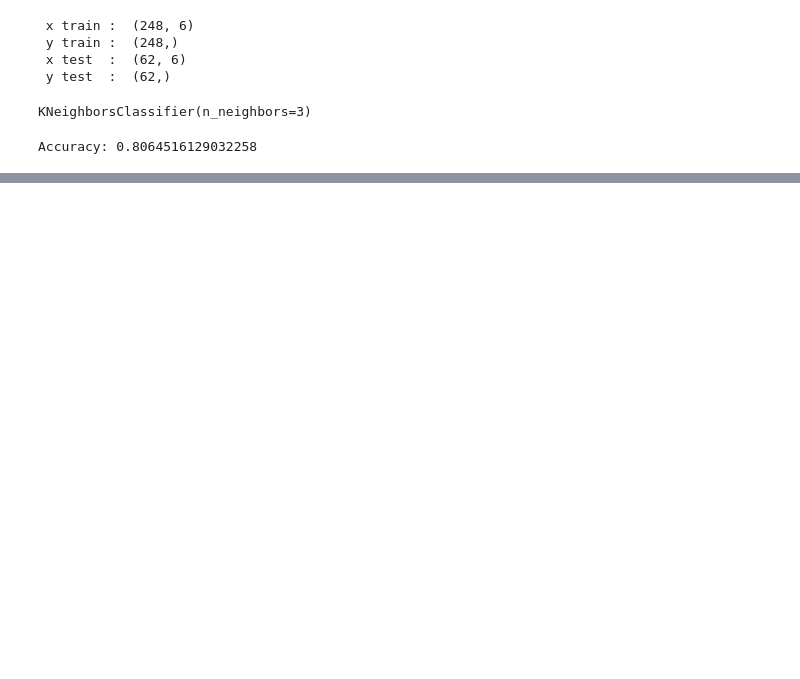
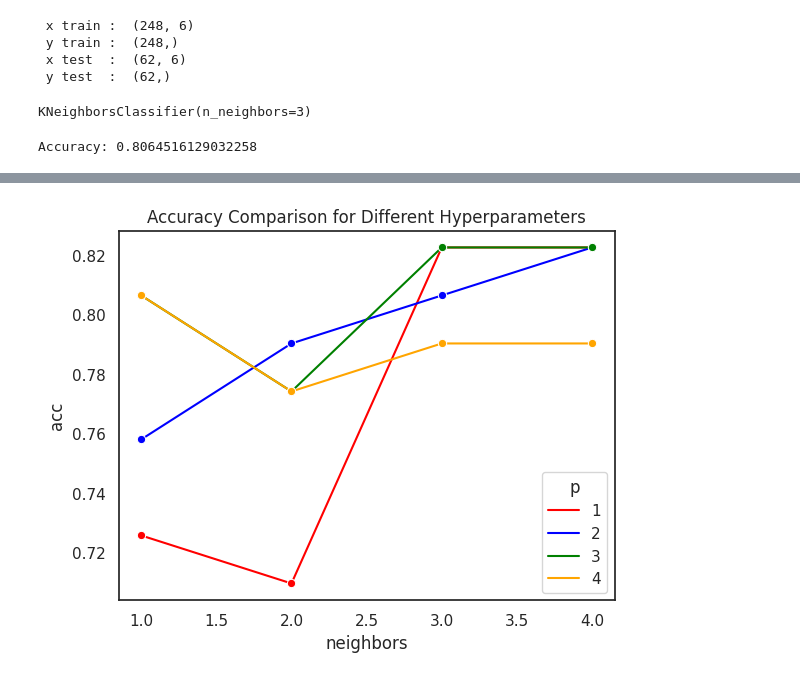
Before and after one commit to nishantkapps/aiml-projects, a Jupyter notebook: Supervised_Learning.ipynb, the cells around one changed output, grey strips where cells are left out. Saved outputs shown, nothing was run; the diff lists cells and outputs as text; code cells hidden in the pictures; blank space fills up the shorter version.

```diff
--- a/Supervised_Learning.ipynb
+++ b/Supervised_Learning.ipynb
@@ -270,0 +349,28 @@ Accuracy: 0.8064516129032258
+# %%
+knnlist=[]
+knnindex=0
+for i in range(1,5) :
+  for j in range(1,5) :
+    knnlist.append(KNeighborsClassifier(n_neighbors=i, p=j))
+    knnlist[knnindex].fit(x_train, y_train)
+    knnindex += 1
+# %%
+y_pred=[]
+acc=[]
+for i in range(16):
+  y_pred.append(knnlist[i].predict(x_test))
+  acc.append(accuracy_score(y_pred[i], y_test))
+# %%
+neighbors=[]
+p=[]
+for i in range(1,5):
+  for j in range(1,5):
+    neighbors.append(i)
+    p.append(j)
+# %%
+df = pd.DataFrame({"neighbors": neighbors, "p": p,"acc": acc})
+# %%
+plt.title('Accuracy Comparison for Different Hyperparameters')
+sns.lineplot(df, x=df.neighbors, y=df.acc, hue=df.p, palette=['red', 'blue', 'green', 'orange'], marker='o');
+# %% [output]
+[figure, added]
```
Also changed, not shown: parts of 28 cells of this notebook.
